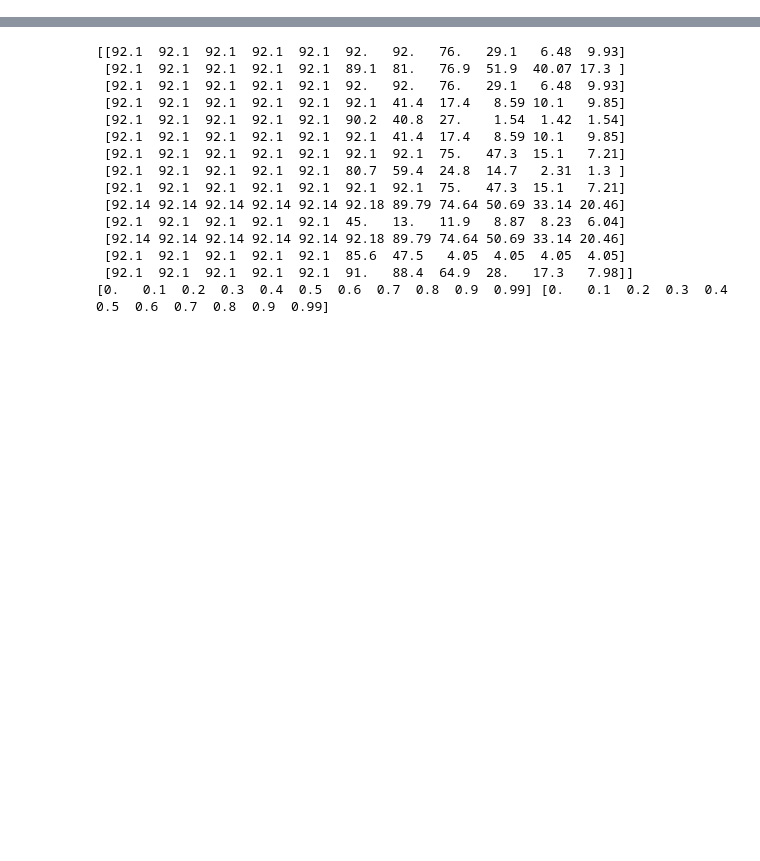
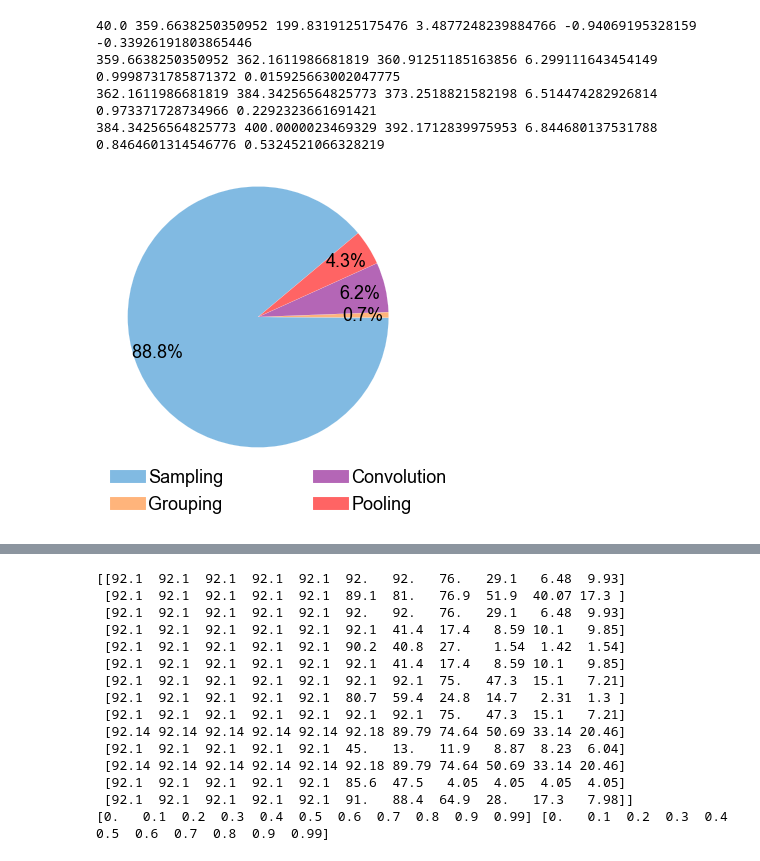
Before and after one commit to changchun-zhou/sagitta_fig, a Jupyter notebook: Nebula/scripts/Nebula.ipynb, the cells around one changed output, grey strips where cells are left out. Cells and saved outputs as stored; diff of their text form; code cells hidden in the pictures; blank space fills up the shorter version.

Commit message:
feat(fig.ipynb): Add Dominate,

```diff
--- a/Nebula/scripts/Nebula.ipynb
+++ b/Nebula/scripts/Nebula.ipynb
@@ -8,3 +8,73 @@ import random
 import math
 import copy
 from matplotlib import pyplot as plt
+# %%
+# FPS Dominates Time Pie
+
+import numpy as np
+import pandas as pd
+import matplotlib.pyplot as plt
+case = 'Energy'
+
+# top-level
+fig_name = '../generate/FPS_Dominate_Time.svg'
+startangle = 40
+area = np.array([768,
+6,
+53.29126876,
+37.61736618])
+
+fontsize = 18
+radius = 1.2
+loc_legend = (-0.07,-0.25)
+legend = ['Sampling', 'Grouping', 'Convolution', 'Pooling']
+
+colors = [
+          (129/255, 186/255, 226/255),
+          (255/255, 180/255, 123/255),
+          (180/255,102/255, 182/255),
+          (255/255, 100/255, 100/255),
+          (191/255, 191/255, 191/255),
+          (0/255,173/255,186/255)]
+
+labels = ['{:.1f}% '.format(area[0]/sum(area)*100),
+          '{:.1f}%'.format(area[1]/sum(area)*100),
+          '{:.1f}%'.format(area[2]/sum(area)*100),
+          '{:.1f}%'.format(area[3]/sum(area)*100)
+]
+plt.subplots(figsize=(5, 5))
+# 绘制圆环图，并返回饼块对象
+wedges, texts = plt.pie(area, colors=colors, startangle=startangle, radius=radius, wedgeprops={'linewidth': 0.1, 'edgecolor': "white"})
+
+kw = dict(zorder=10, va="center", ha="center")
+
+for i, p in enumerate(wedges):
+    # 根据matplotlib.patches.Wedge对象的theta1和theta2参数计算饼块均分点的角度
+    ang = (p.theta2 - p.theta1) / 2.0 + p.theta1
+    # 根据角度的弧度计算 饼块均分点的坐标（引导线的起点）
+    y = np.sin(np.deg2rad(ang))
+    x = np.cos(np.deg2rad(ang))
+    print(p.theta1, p.theta2, ang, np.deg2rad(ang), x, y)
+    horizontalalignment = {-1: "right", 1: "left"}[int(np.sign(x))]
+    # 设置引导线的连接方式
+    connectionstyle = "angle,angleA=0,angleB={}".format(ang)
+    plt.annotate(
+        labels[i],
+        xy=(radius*x*0.8, radius*y*0.8),
+        xytext=(radius*x*0.8, radius*y*0.8),#(radius* np.sign(x)*1.2, y),
+        # horizontalalignment=horizontalalignment,
+        **kw,
+
+        fontsize=fontsize
+        # **kw
+    )
+
+plt.legend(wedges, legend, loc=loc_legend, ncol=2, fontsize=fontsize, frameon=False, handletextpad=0.1,columnspacing=5 )
+plt.savefig(fig_name, format='svg')
+plt.show()
+# %% [output]
+40.0 359.6638250350952 199.8319125175476 3.4877248239884766 -0.94069195328159 -0.33926191803865446
+359.6638250350952 362.1611986681819 360.91251185163856 6.299111643454149 0.9998731785871372 0.015925663002047775
+362.1611986681819 384.34256564825773 373.2518821582198 6.514474282926814 0.973371728734966 0.2292323661691421
+384.34256564825773 400.0000023469329 392.1712839975953 6.844680137531788 0.8464601314546776 0.5324521066328219
+[figure, added]
```
Also changed, not shown: parts of 6 cells of this notebook, 1 other file.
